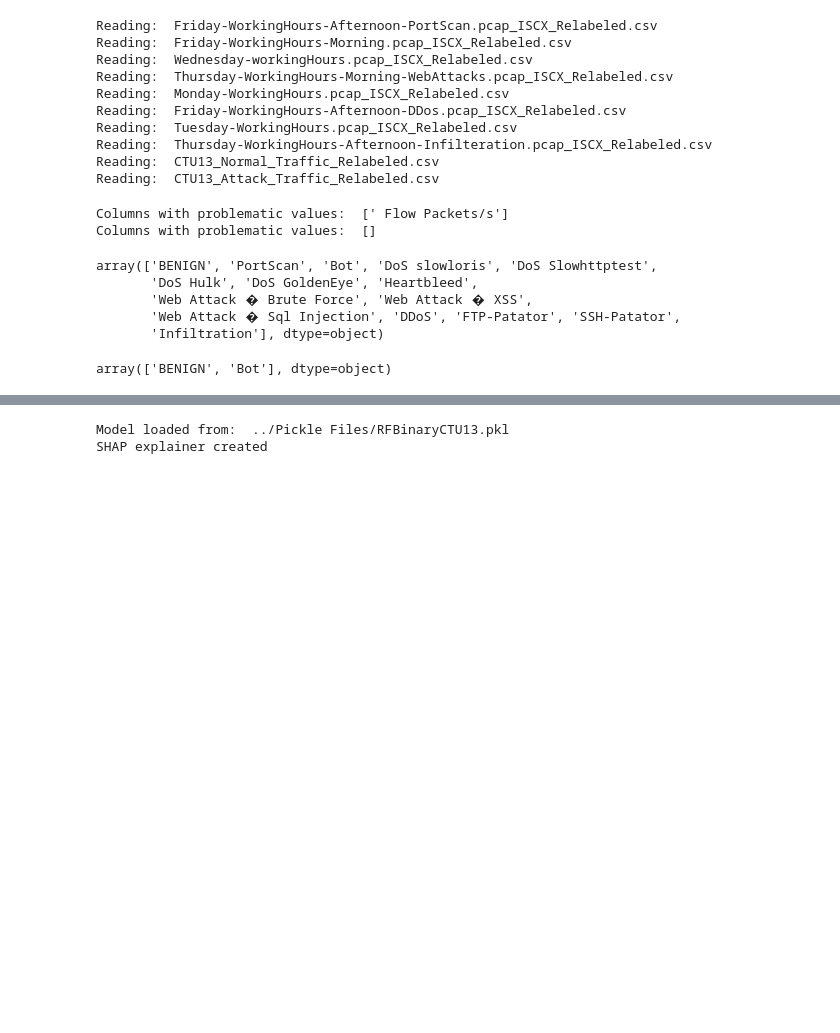
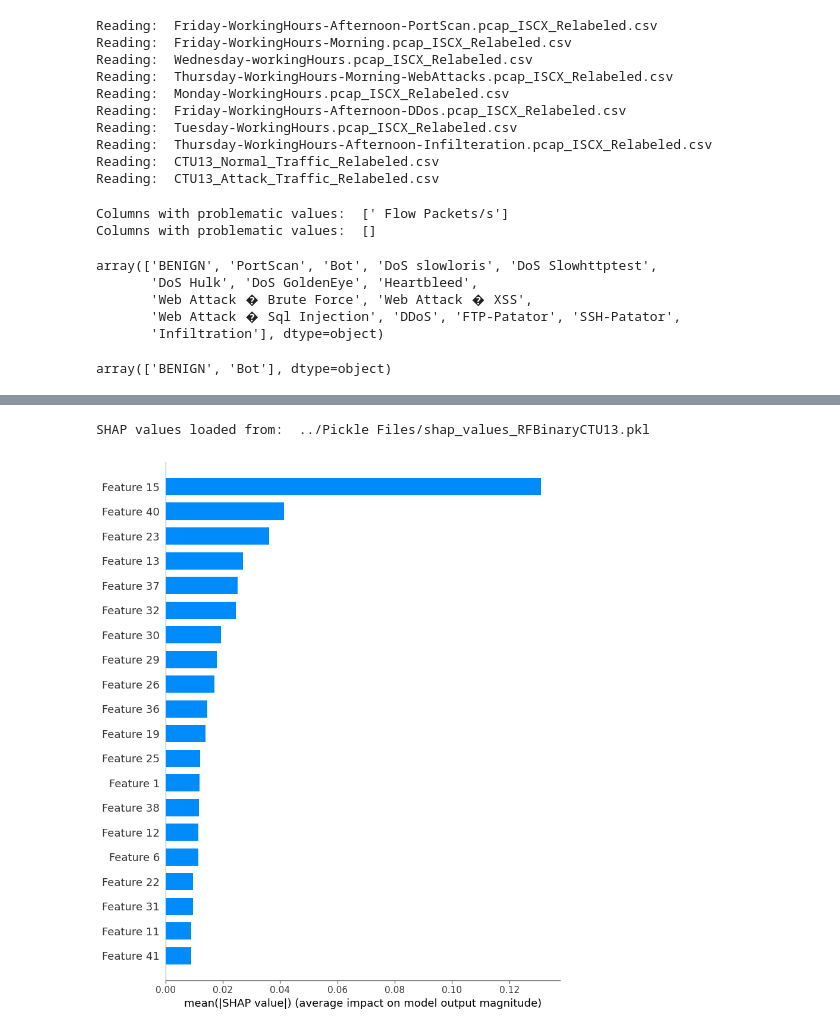
Before and after one commit to bedair81/Code-NIDS-ML-KCL, a Jupyter notebook: code/trainRandomForest.ipynb, the cells around one changed output, grey strips where cells are left out. Cells and saved outputs as stored; diff of their text form; code cells hidden in the pictures; blank space fills up the shorter version.

```diff
--- a/code/trainRandomForest.ipynb
+++ b/code/trainRandomForest.ipynb
@@ -354,28 +434,20 @@ F1-score (CICIDS2017 Multi-class to CTU13): 0.183192
 # %%
 # Train test splits for both datasets
 train_ctu13, test_ctu13 = train_test_split(CTU13_df, test_size=0.4, stratify=CTU13_df['GT'])
 train_cicids, test_cicids = train_test_split(CICIDS2017_df, test_size=0.4, stratify=CICIDS2017_df['GT'])
 
-# Load the binary Random Forest model trained on CTU13 dataset
-with open('../Pickle Files/RFBinaryCTU13.pkl', 'rb') as file:
-    rfClf_bin_ctu13 = pickle.load(file)
-    print("Model loaded from: ", file.name)
+# Load SHAP values from a .pkl file
+with open('../Pickle Files/shap_values_RFBinaryCTU13.pkl', 'rb') as file:
+    shap_values_ctu13 = pickle.load(file)
+    print("SHAP values loaded from: ", file.name)
 
-# Create a SHAP explainer using gputreexplainer
-explainer_ctu13 = shap.TreeExplainer(rfClf_bin_ctu13, test_ctu13[features])
-print("SHAP explainer created")
+test_ctu13_np = test_ctu13[features].to_numpy()
 
-# Get SHAP values
-shap_values_ctu13 = explainer_ctu13.shap_values(test_ctu13[features])
-print("SHAP values calculated")
-
-# Save SHAP values to a .pkl file
-with open('../Pickle Files/shap_values_RFBinaryCTU13.pkl', 'wb') as file:
-    pickle.dump(shap_values_ctu13, file)
-    print("SHAP values saved to: ", file.name)
+# Generate a bar plot for the SHAP values against the CTU13 test set
+shap.summary_plot(shap_values_ctu13[0].get(), test_ctu13_np, plot_type="bar")
 # %% [output]
-Model loaded from:  ../Pickle Files/RFBinaryCTU13.pkl
-SHAP explainer created
+SHAP values loaded from:  ../Pickle Files/shap_values_RFBinaryCTU13.pkl
+[figure, added]
 # %%
 # Train test splits for both datasets
 train_ctu13, test_ctu13 = train_test_split(CTU13_df, test_size=0.4, stratify=CTU13_df['GT'])
```
Also changed, not shown: parts of 19 cells of this notebook.
